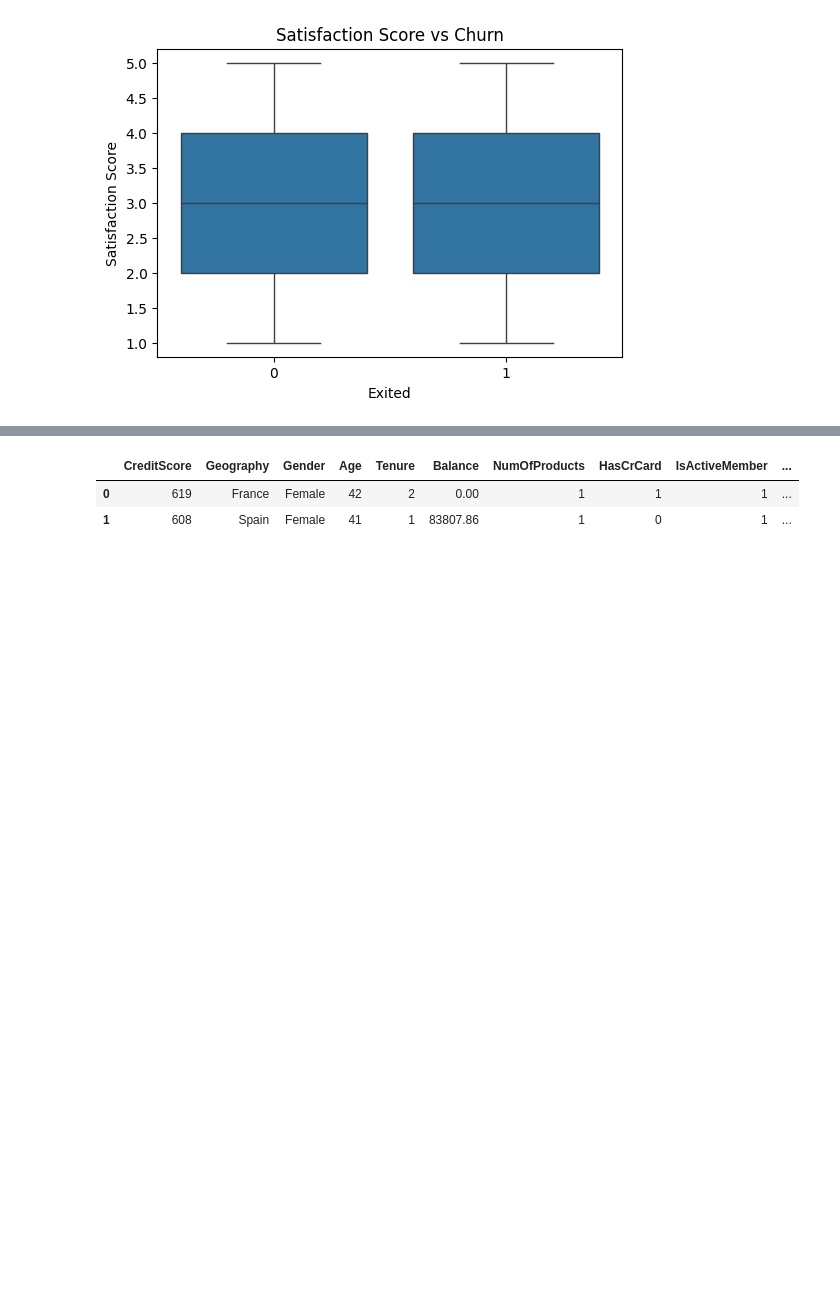
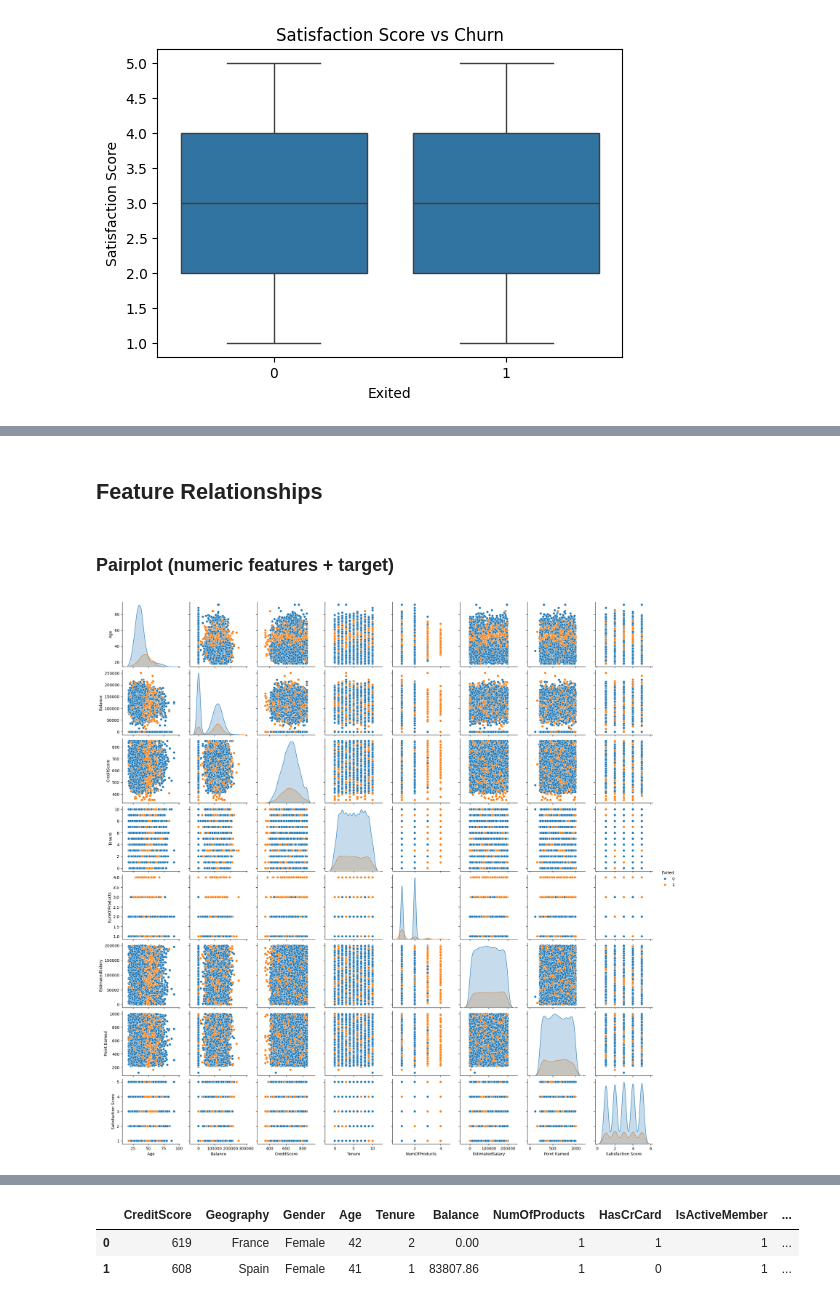
Before and after one commit to HarshiniK19/Customer_Churn_Prediction, a Jupyter notebook: notebooks/01_Data_Understanding.ipynb, the cells around one changed output, grey strips where cells are left out. Drawn from its saved outputs; the diff is of its cells as text; code cells hidden in the pictures; blank space fills up the shorter version.

```diff
--- a/notebooks/01_Data_Understanding.ipynb
+++ b/notebooks/01_Data_Understanding.ipynb
@@ -197,0 +295,10 @@ for col in numerical_features:
+# %% [markdown]
+## Feature Relationships
+# %% [markdown]
+### Pairplot (numeric features + target)
+# %%
+sns.pairplot(Customer_Churn[numerical_features + ['Exited']], hue='Exited')
+plt.savefig('../plots/pairplot.png')
+plt.show()
+# %% [output]
+[figure, added]
```
Also changed, not shown: parts of 8 cells of this notebook.
